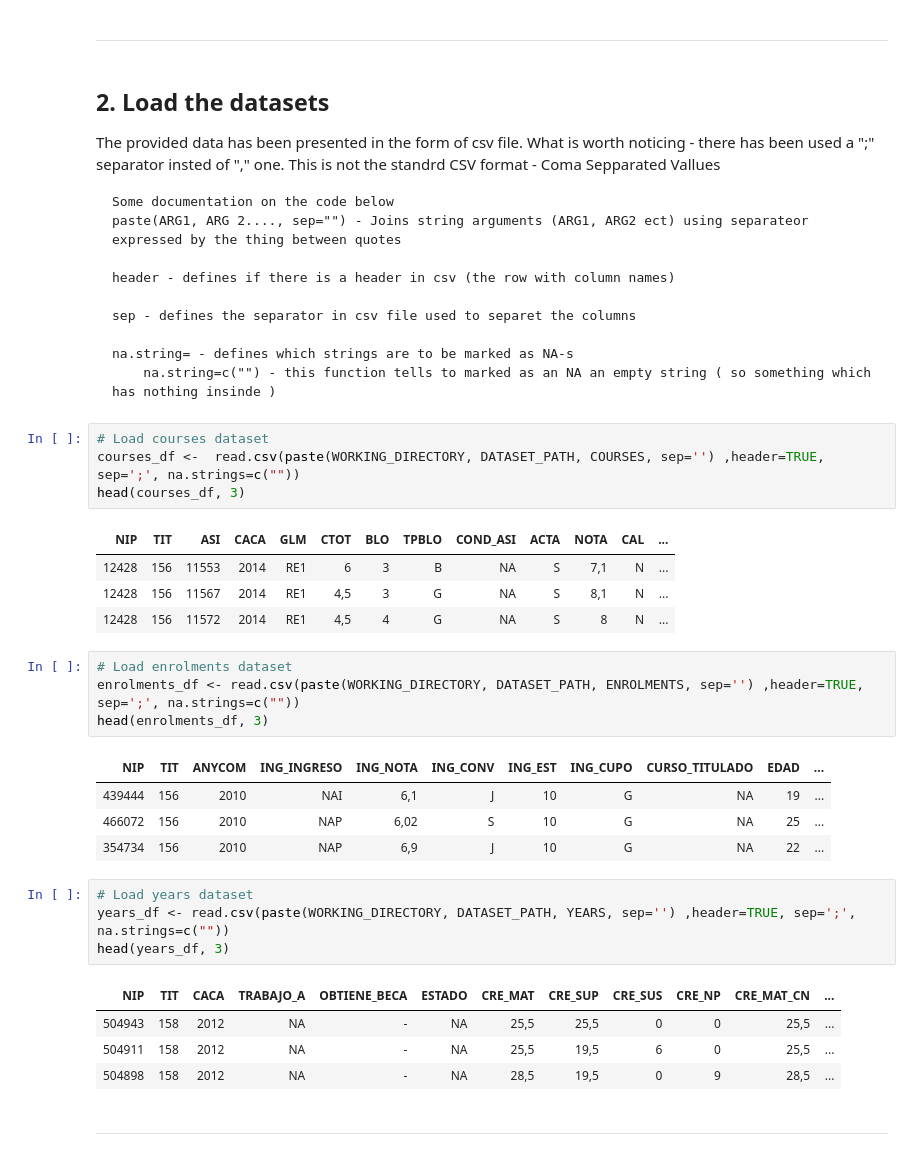
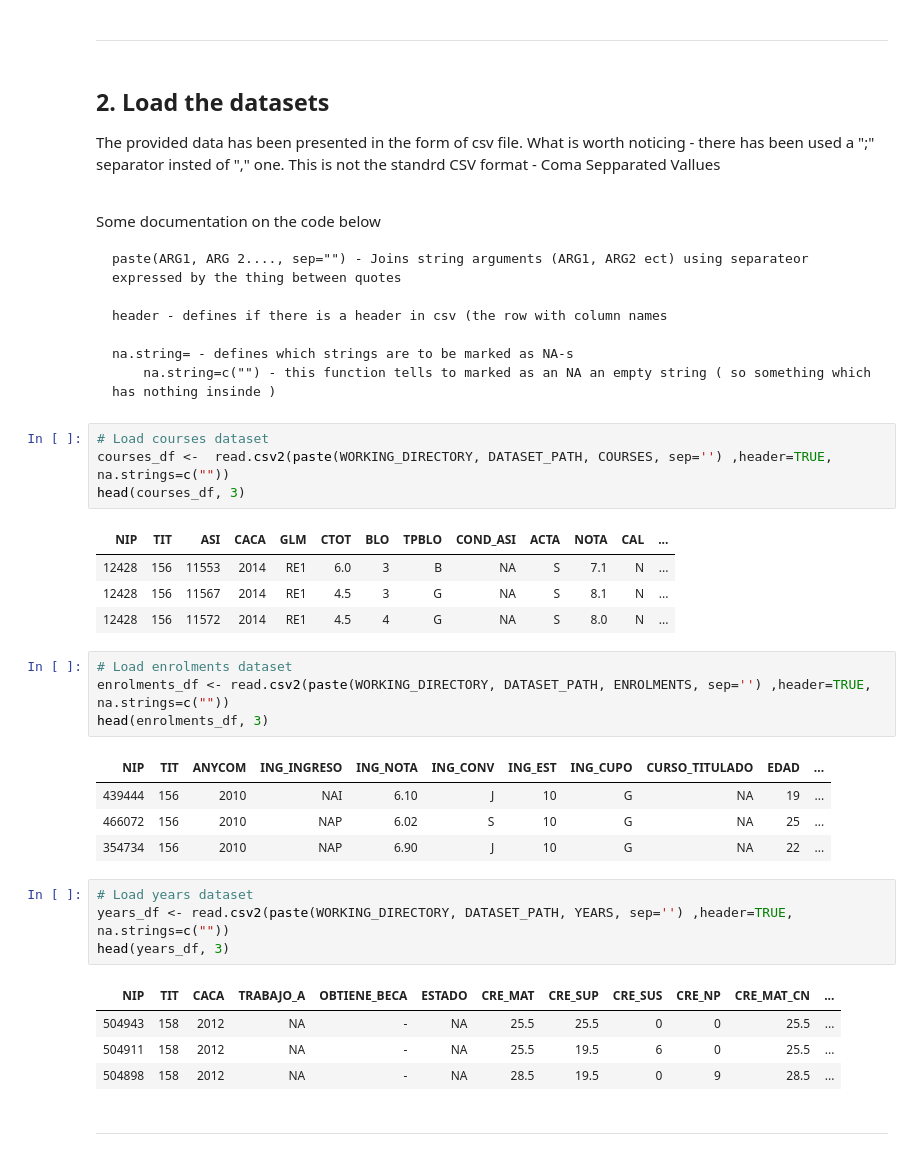
Before and after one commit to adamKuzanski/EduucatonalDataAnalysis, a Jupyter notebook: dataAnalysis.ipynb, the cells around one changed output. Saved outputs shown, nothing was run; the diff lists cells and outputs as text.

```diff
--- a/dataAnalysis.ipynb
+++ b/dataAnalysis.ipynb
@@ -25,42 +27,43 @@ _______________________________
 
 The provided data has been presented in the form of csv file. What is worth noticing - there has been used a ";" separator insted of "," one. This is not the standrd CSV format - Coma Sepparated Vallues
 
-    Some documentation on the code below
+<br>
+
+Some documentation on the code below
+
     paste(ARG1, ARG 2...., sep="") - Joins string arguments (ARG1, ARG2 ect) using separateor expressed by the thing between quotes
 
-    header - defines if there is a header in csv (the row with column names)
-
-    sep - defines the separator in csv file used to separet the columns
+    header - defines if there is a header in csv (the row with column names
 
     na.string= - defines which strings are to be marked as NA-s
         na.string=c("") - this function tells to marked as an NA an empty string ( so something which has nothing insinde )
 # %%
 # Load courses dataset
-courses_df <-  read.csv(paste(WORKING_DIRECTORY, DATASET_PATH, COURSES, sep='') ,header=TRUE, sep=';', na.strings=c(""))
+courses_df <-  read.csv2(paste(WORKING_DIRECTORY, DATASET_PATH, COURSES, sep='') ,header=TRUE, na.strings=c(""))
 head(courses_df, 3)
 # %% [output]
 | NIP | TIT | ASI | CACA | GLM | CTOT | BLO | TPBLO | COND_ASI | ACTA | NOTA | CAL | ... |
-| 12428 | 156 | 11553 | 2014 | RE1 | 6 | 3 | B | NA | S | 7,1 | N | ... |
-| 12428 | 156 | 11567 | 2014 | RE1 | 4,5 | 3 | G | NA | S | 8,1 | N | ... |
-| 12428 | 156 | 11572 | 2014 | RE1 | 4,5 | 4 | G | NA | S | 8 | N | ... |
+| 12428 | 156 | 11553 | 2014 | RE1 | 6.0 | 3 | B | NA | S | 7.1 | N | ... |
+| 12428 | 156 | 11567 | 2014 | RE1 | 4.5 | 3 | G | NA | S | 8.1 | N | ... |
+| 12428 | 156 | 11572 | 2014 | RE1 | 4.5 | 4 | G | NA | S | 8.0 | N | ... |
 # %%
 # Load enrolments dataset
-enrolments_df <- read.csv(paste(WORKING_DIRECTORY, DATASET_PATH, ENROLMENTS, sep='') ,header=TRUE, sep=';', na.strings=c(""))
+enrolments_df <- read.csv2(paste(WORKING_DIRECTORY, DATASET_PATH, ENROLMENTS, sep='') ,header=TRUE, na.strings=c(""))
 head(enrolments_df, 3)
 # %% [output]
 | NIP | TIT | ANYCOM | ING_INGRESO | ING_NOTA | ING_CONV | ING_EST | ING_CUPO | CURSO_TITULADO | EDAD | ... |
-| 439444 | 156 | 2010 | NAI | 6,1 | J | 10 | G | NA | 19 | ... |
-| 466072 | 156 | 2010 | NAP | 6,02 | S | 10 | G | NA | 25 | ... |
-| 354734 | 156 | 2010 | NAP | 6,9 | J | 10 | G | NA | 22 | ... |
+| 439444 | 156 | 2010 | NAI | 6.10 | J | 10 | G | NA | 19 | ... |
+| 466072 | 156 | 2010 | NAP | 6.02 | S | 10 | G | NA | 25 | ... |
+| 354734 | 156 | 2010 | NAP | 6.90 | J | 10 | G | NA | 22 | ... |
 # %%
 # Load years dataset
-years_df <- read.csv(paste(WORKING_DIRECTORY, DATASET_PATH, YEARS, sep='') ,header=TRUE, sep=';', na.strings=c(""))
+years_df <- read.csv2(paste(WORKING_DIRECTORY, DATASET_PATH, YEARS, sep='') ,header=TRUE, na.strings=c(""))
 head(years_df, 3)
 # %% [output]
 | NIP | TIT | CACA | TRABAJO_A | OBTIENE_BECA | ESTADO | CRE_MAT | CRE_SUP | CRE_SUS | CRE_NP | CRE_MAT_CN | ... |
-| 504943 | 158 | 2012 | NA | - | NA | 25,5 | 25,5 | 0 | 0 | 25,5 | ... |
-| 504911 | 158 | 2012 | NA | - | NA | 25,5 | 19,5 | 6 | 0 | 25,5 | ... |
-| 504898 | 158 | 2012 | NA | - | NA | 28,5 | 19,5 | 0 | 9 | 28,5 | ... |
+| 504943 | 158 | 2012 | NA | - | NA | 25.5 | 25.5 | 0 | 0 | 25.5 | ... |
+| 504911 | 158 | 2012 | NA | - | NA | 25.5 | 19.5 | 6 | 0 | 25.5 | ... |
+| 504898 | 158 | 2012 | NA | - | NA | 28.5 | 19.5 | 0 | 9 | 28.5 | ... |
 # %% [markdown]
 ____________________________________________
 # %% [markdown]
```
Also changed, not shown: parts of 67 cells of this notebook.
